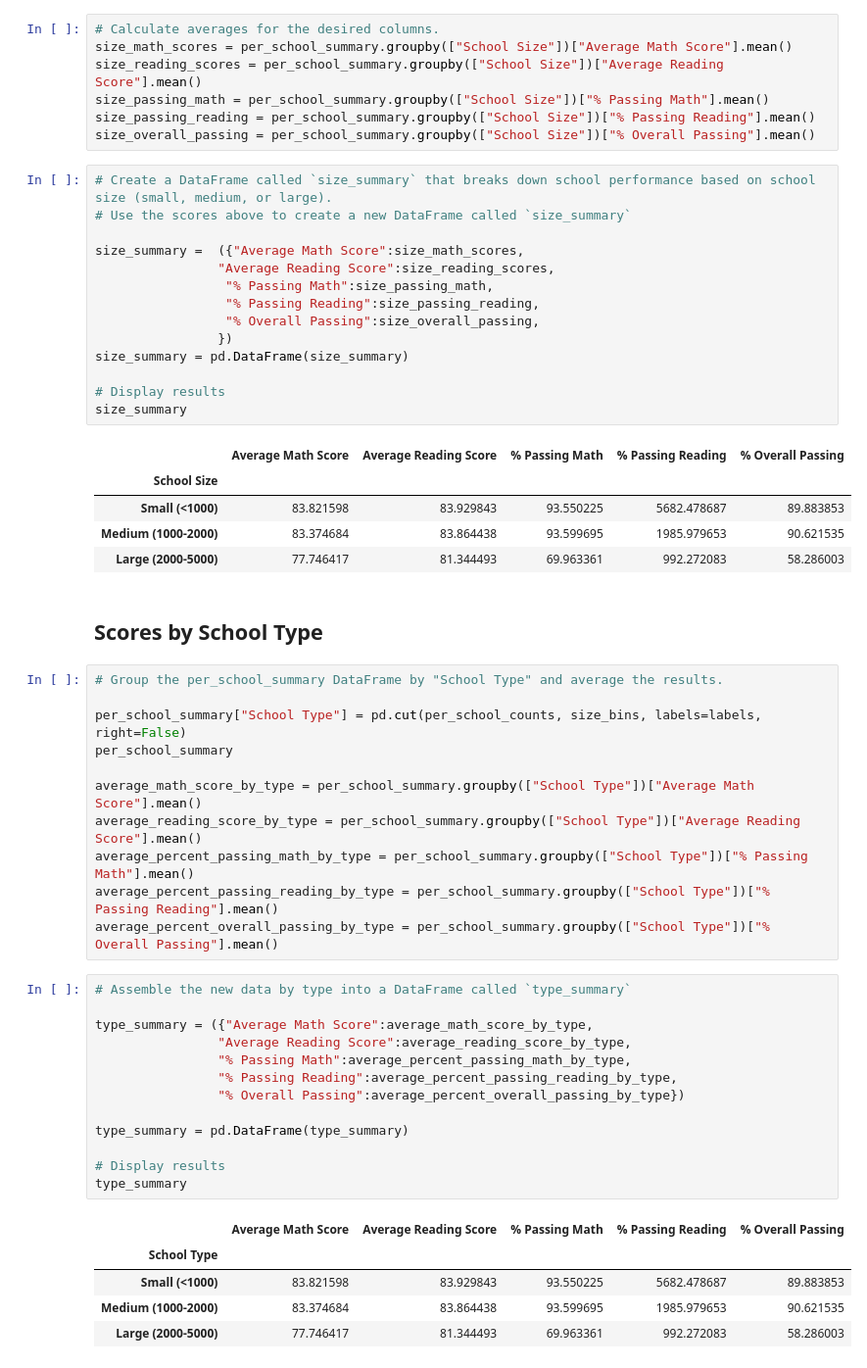
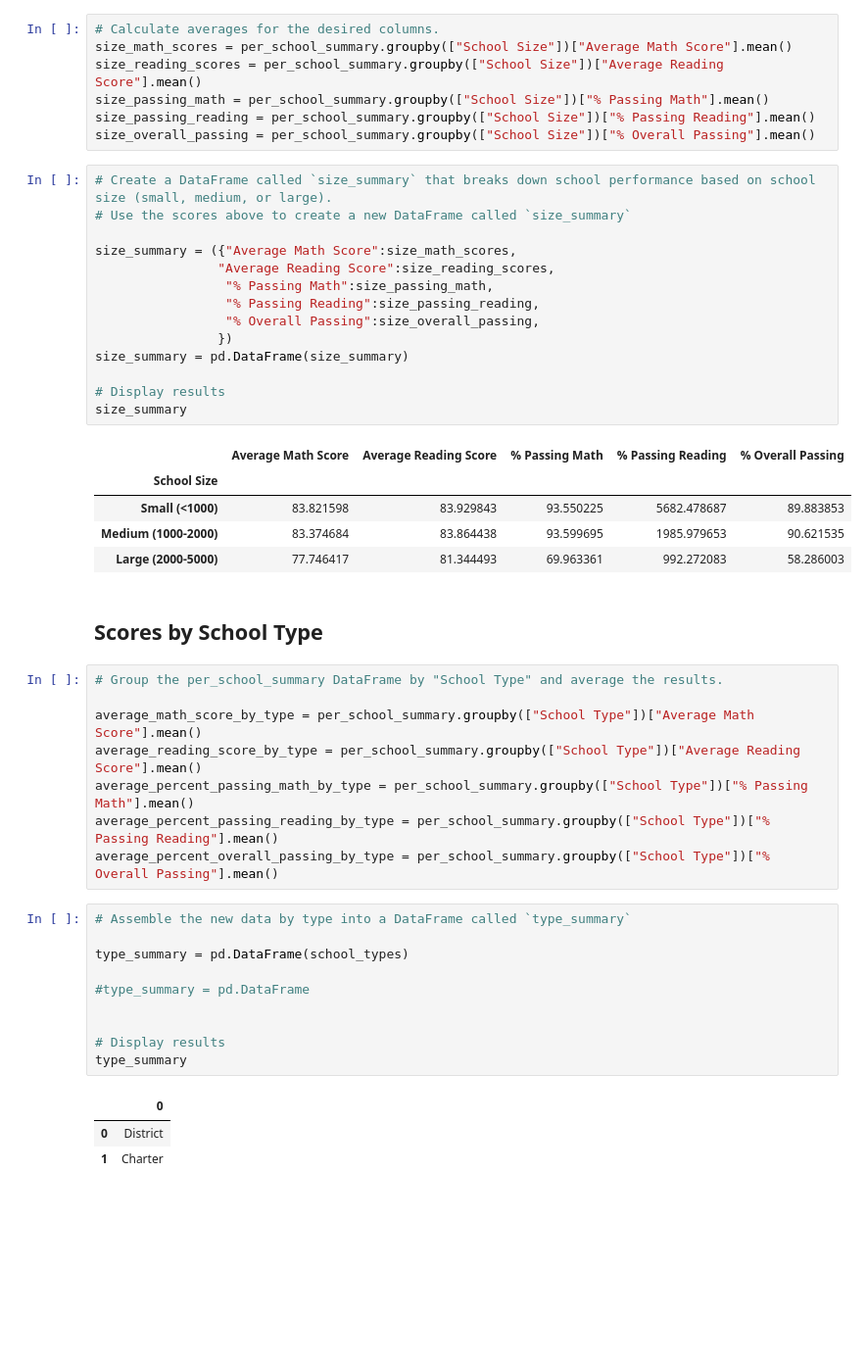
Before and after one commit to NifaCout/PandasChallenge, a Jupyter notebook: PyCitySchools_starter.ipynb, the cells around one changed output. Shown at 98% size. Saved outputs shown, nothing was run; the diff lists cells and outputs as text; blank space fills up the shorter version.

```diff
--- a/PyCitySchools_starter.ipynb
+++ b/PyCitySchools_starter.ipynb
@@ -565,7 +577,7 @@ size_overall_passing = per_school_summary.groupby(["School Size"])["% Overall Pa
 # Create a DataFrame called `size_summary` that breaks down school performance based on school size (small, medium, or large).
 # Use the scores above to create a new DataFrame called `size_summary`
 
-size_summary =  ({"Average Math Score":size_math_scores,
+size_summary = ({"Average Math Score":size_math_scores,
                 "Average Reading Score":size_reading_scores,
                  "% Passing Math":size_passing_math,
                  "% Passing Reading":size_passing_reading,
@@ -585,9 +597,6 @@ size_summary
 ## Scores by School Type
 # %%
 # Group the per_school_summary DataFrame by "School Type" and average the results.
-
-per_school_summary["School Type"] = pd.cut(per_school_counts, size_bins, labels=labels, right=False)
-per_school_summary
 
 average_math_score_by_type = per_school_summary.groupby(["School Type"])["Average Math Score"].mean()
 average_reading_score_by_type = per_school_summary.groupby(["School Type"])["Average Reading Score"].mean()
@@ -597,19 +606,14 @@ average_percent_overall_passing_by_type = per_school_summary.groupby(["School Ty
 # %%
 # Assemble the new data by type into a DataFrame called `type_summary`
 
-type_summary = ({"Average Math Score":average_math_score_by_type,
-                "Average Reading Score":average_reading_score_by_type,
-                "% Passing Math":average_percent_passing_math_by_type,
-                "% Passing Reading":average_percent_passing_reading_by_type,
-                "% Overall Passing":average_percent_overall_passing_by_type})
+type_summary = pd.DataFrame(school_types)
 
-type_summary = pd.DataFrame(type_summary)
+#type_summary = pd.DataFrame
+
 
 # Display results
 type_summary
 # %% [output]
-|  | Average Math Score | Average Reading Score | % Passing Math | % Passing Reading | % Overall Passing |
-| School Type |  |  |  |  |  |
-| Small (<1000) | 83.821598 | 83.929843 | 93.550225 | 5682.478687 | 89.883853 |
-| Medium (1000-2000) | 83.374684 | 83.864438 | 93.599695 | 1985.979653 | 90.621535 |
-| Large (2000-5000) | 77.746417 | 81.344493 | 69.963361 | 992.272083 | 58.286003 |
+|  | 0 |
+| 0 | District |
+| 1 | Charter |
```
Also changed, not shown: parts of 3 cells of this notebook.
